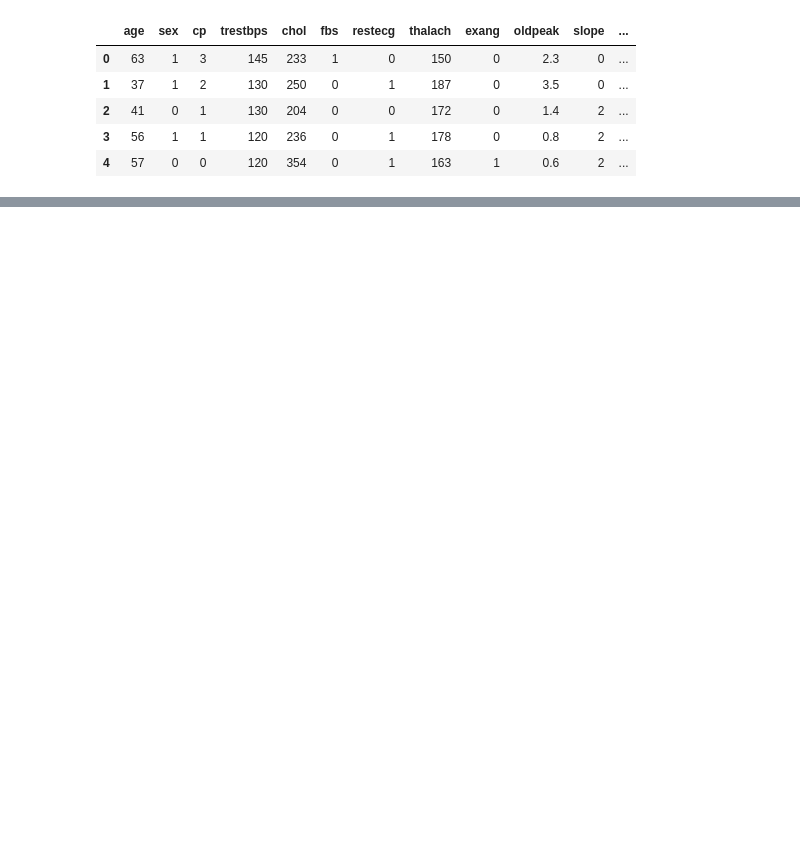
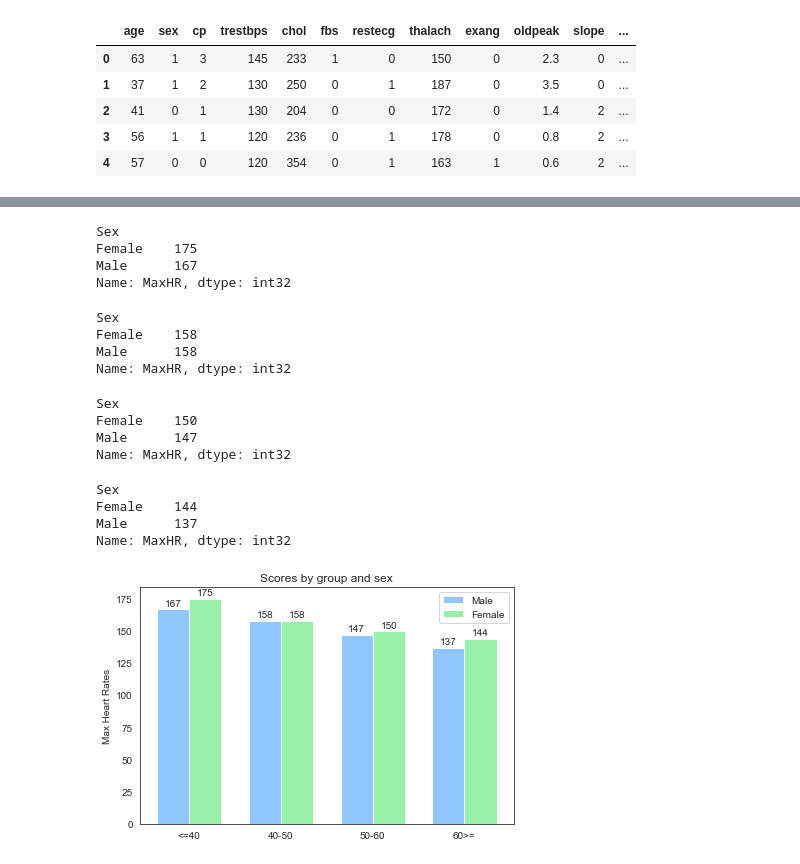
Before and after one commit to estebanGeorgeBrown/aiProject, a Jupyter notebook: Untitled.ipynb, the cells around one changed output, grey strips where cells are left out. Drawn from its saved outputs; the diff is of its cells as text; code cells hidden in the pictures; blank space fills up the shorter version.

```diff
--- a/Untitled.ipynb
+++ b/Untitled.ipynb
@@ -79,0 +259,8 @@ Median:           153.0
+# %%
+a = belowOrEq40.groupby('Sex').MaxHR.mean().astype('int')
+a
+# %% [output]
+Sex
+Female    175
+Male      167
+Name: MaxHR, dtype: int32
@@ -79,0 +270,8 @@ Median:           153.0
+# %%
+b = between40and50.groupby('Sex').MaxHR.mean().astype('int')
+b
+# %% [output]
+Sex
+Female    158
+Male      158
+Name: MaxHR, dtype: int32
@@ -79,0 +281,51 @@ Median:           153.0
+# %%
+c = between50and60.groupby('Sex').MaxHR.mean().astype('int')
+c
+# %% [output]
+Sex
+Female    150
+Male      147
+Name: MaxHR, dtype: int32
+# %%
+male_means.append(c.Male)
+female_means.append(c.Female)
+# %%
+d = aboveOrEq60.groupby('Sex').MaxHR.mean().astype('int')
+d
+# %% [output]
+Sex
+Female    144
+Male      137
+Name: MaxHR, dtype: int32
+# %%
+male_means.append(d.Male)
+female_means.append(d.Female)
+# %%
+x = np.arange(len(labels))
+# %%
+fig, ax = plt.subplots()
+rects1 = ax.bar(x - width/2, male_means, width, label='Male')
+rects2 = ax.bar(x + width/2, female_means, width, label='Female')
+ax.set_ylabel('Max Heart Rates')
+ax.set_title('Scores by group and sex')
+ax.set_xticks(x)
+ax.set_xticklabels(labels)
+ax.legend()
+
+def autolabel(rects):
+    for rect in rects:
+        height = rect.get_height()
+        ax.annotate('{}'.format(height),
+                    xy=(rect.get_x() + rect.get_width() / 2, height),
+                    xytext=(0, 1),  # 1 points vertical offset
+                    textcoords="offset points",
+                    ha='center', va='bottom')
+
+autolabel(rects1)
+autolabel(rects2)
+
+fig.tight_layout()
+
+plt.show()
+# %% [output]
+[figure, added]
```
Also changed, not shown: parts of 21 cells of this notebook.
